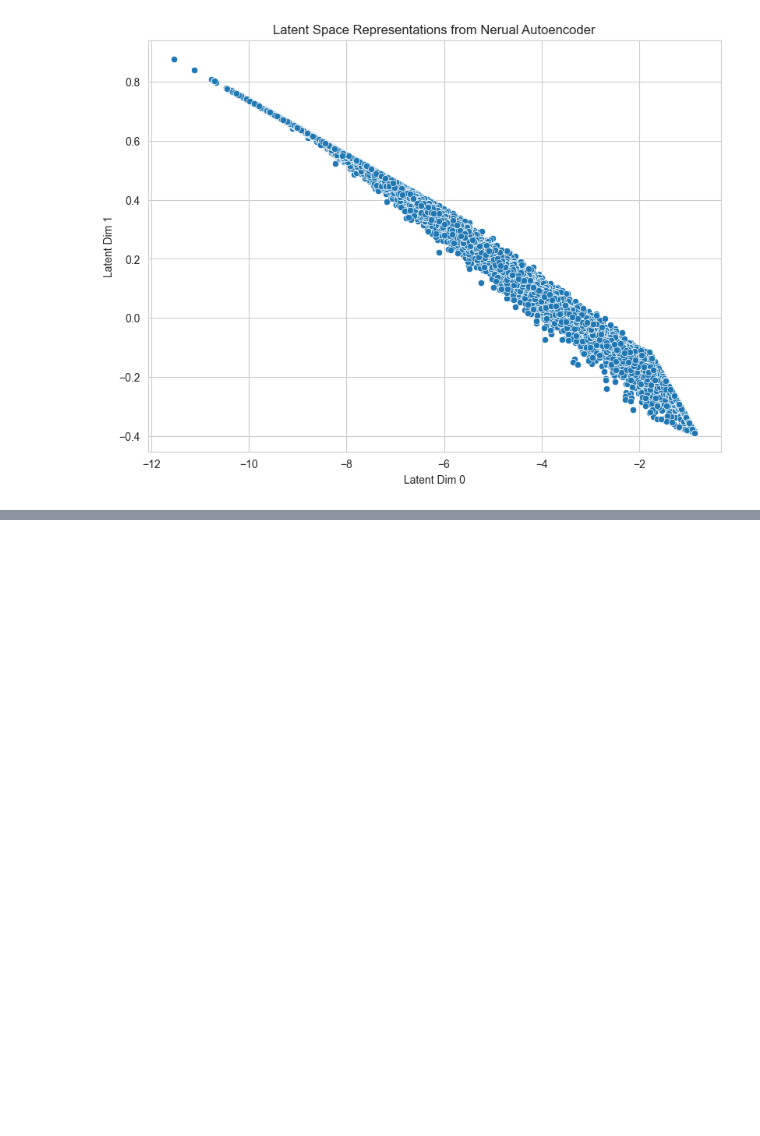
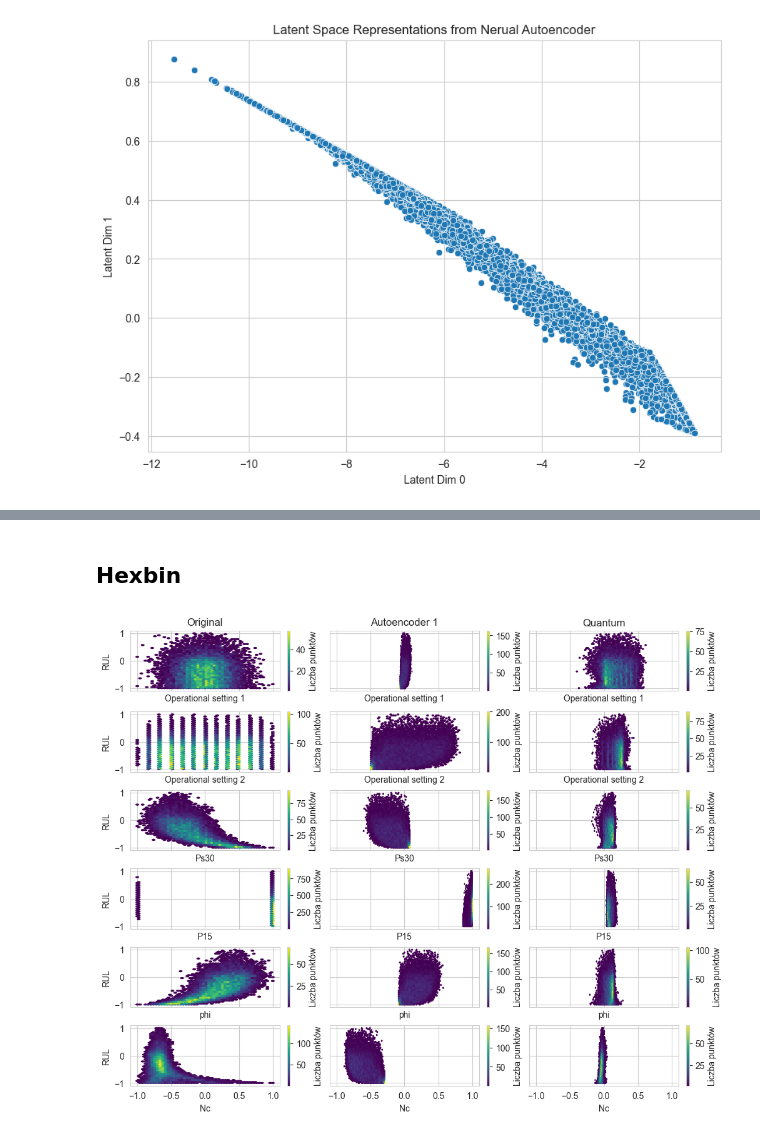
Before and after one commit to MathiaFiorelli/Praca-dyplomowa, a Jupyter notebook: Code/Model Analysis.ipynb, the cells around one changed output, grey strips where cells are left out. Saved outputs shown, nothing was run; the diff lists cells and outputs as text; code cells hidden in the pictures; blank space fills up the shorter version.

```diff
--- a/Code/Model Analysis.ipynb
+++ b/Code/Model Analysis.ipynb
@@ -743,0 +808,33 @@ with open(f'{filepath}/Pisanie/Latex/Output/Model_Analysis/latent_neural.tex', "
+# %% [markdown]
+## Hexbin
+# %%
+fig, axes = plt.subplots(nrows=len(df.columns), ncols=3,
+                         figsize=(10, 8),
+                         layout='constrained',
+                         sharex=True,
+                         sharey=True)
+for i, feature in enumerate( df.columns):
+    for j, model in enumerate(['Original', 'Autoencoder 1', 'Quantum']):
+        df_hex = df_combined.loc[df_combined['Data']==model]
+        hb1= axes[i,j].hexbin(
+        df_hex[feature],
+        df_hex['RUL'],
+        gridsize=50,
+        cmap='viridis',
+        mincnt=1)
+        if i ==0:
+            axes[i, j].set_title(model)
+        if j==0:
+            axes[i,j].set_ylabel("RUL")
+
+        axes[i,j].set_xlabel(feature)
+        fig.colorbar(hb1, ax=axes[i, j], label='Liczba punktów')
+
+
+
+
+# Trzeba dodać colorbar, żeby wiedzieć co oznacza kolor
+
+#fig.savefig(f'{filepath}/Pisanie/Latex/Output/Model_Analysis/Quantum_vs_AE1_Histograms.png', dpi=300,  bbox_inches='tight')
+# %% [output]
+[figure, added]
```
Also changed, not shown: parts of 9 cells of this notebook, 17 other files.
